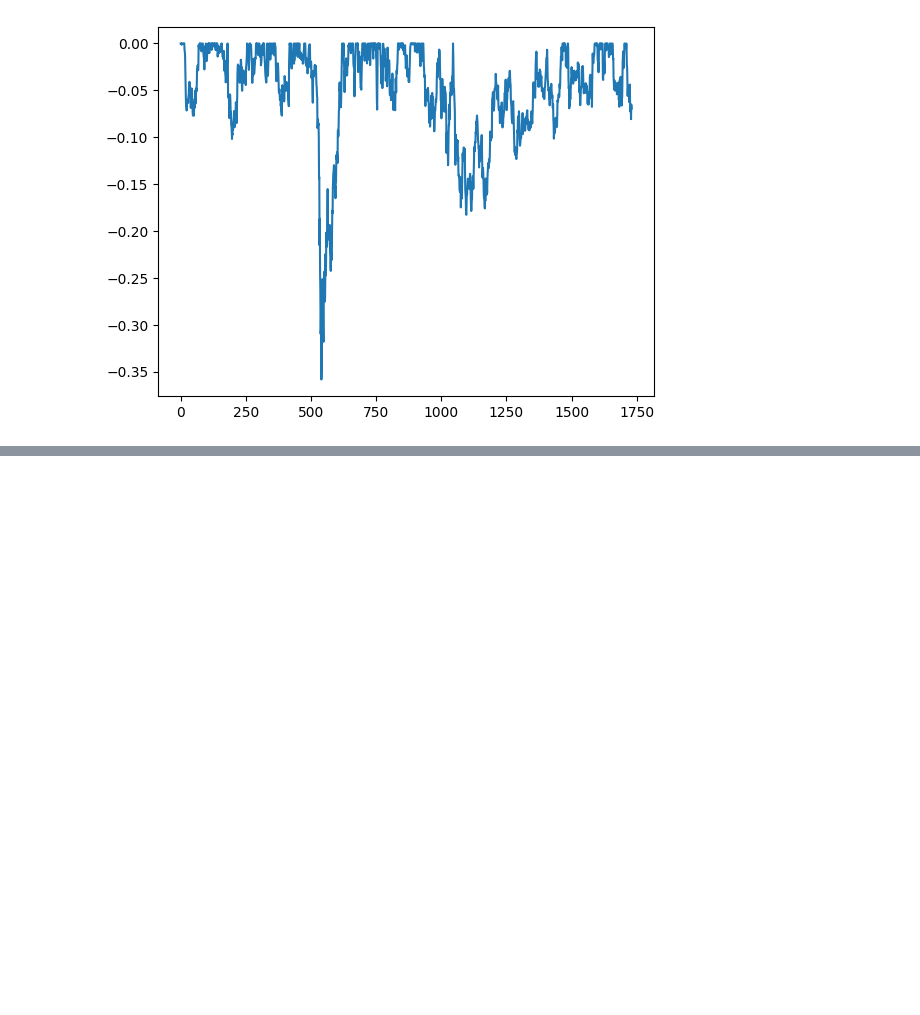
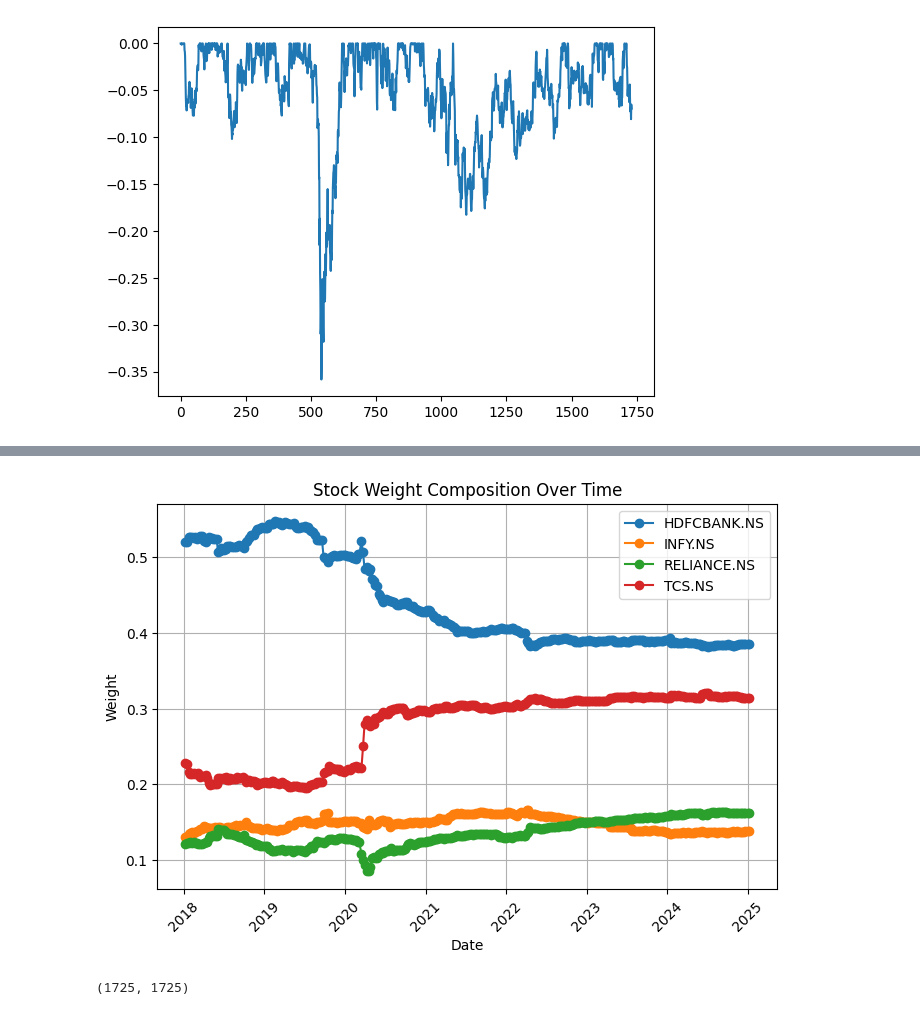
Before and after one commit to IshitBajpai/Portfolio-Optimization-, a Jupyter notebook: BL_LSTM.ipynb, the cells around one changed output, grey strips where cells are left out. Saved outputs shown, nothing was run; the diff lists cells and outputs as text; code cells hidden in the pictures; blank space fills up the shorter version.

```diff
--- a/BL_LSTM.ipynb
+++ b/BL_LSTM.ipynb
@@ -383,0 +357,15 @@ W
+# %%
+plt.figure(figsize=(8, 5))
+for column in df.columns:
+    plt.plot(df.index, df[column], marker="o", linestyle="-", label=column)
+
+# Formatting
+plt.xlabel("Date")
+plt.ylabel("Weight")
+plt.title("Stock Weight Composition Over Time")
+plt.xticks(rotation=45)
+plt.legend()
+plt.grid(True)
+plt.show()
+# %% [output]
+[figure, added]
@@ -383,0 +393,4 @@ W
+# %%
+len(nifty50_portfolio), len(nifty50_dates)
+# %% [output]
+(1725, 1725)
```
Also changed, not shown: parts of 16 cells of this notebook.
